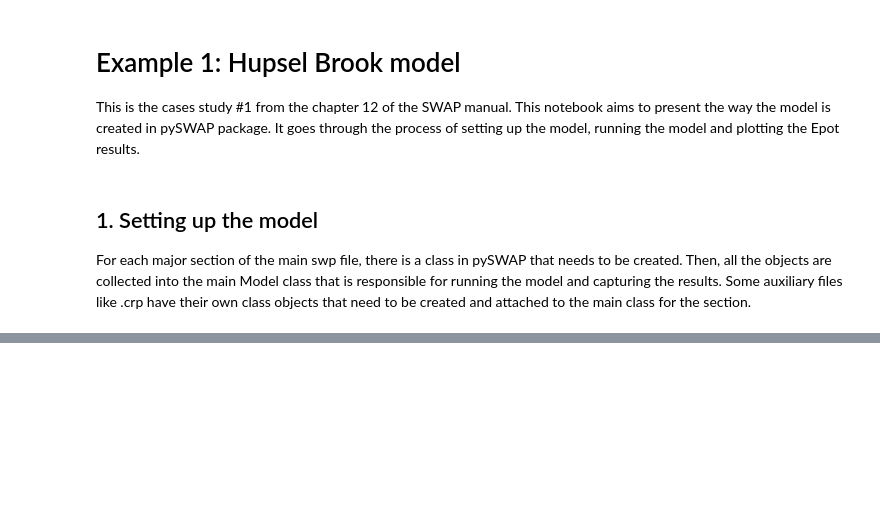
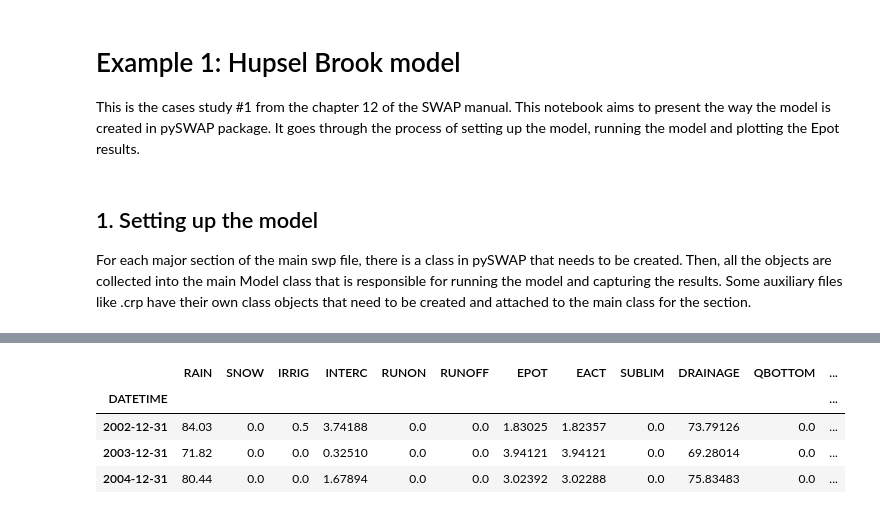
Before and after one commit to zawadzkim/pySWAP, a Jupyter notebook: pyswap/examples/1.hupselbrook/hupsel.ipynb, the cells around one changed output, grey strips where cells are left out. Cells and saved outputs as stored; diff of their text form; code cells hidden in the pictures; blank space fills up the shorter version.

```diff
--- a/pyswap/examples/1.hupselbrook/hupsel.ipynb
+++ b/pyswap/examples/1.hupselbrook/hupsel.ipynb
@@ -60,0 +382,8 @@ df['GWL'].plot()
+# %%
+result.output.resample('Y').agg('sum')
+# %% [output]
+|  | RAIN | SNOW | IRRIG | INTERC | RUNON | RUNOFF | EPOT | EACT | SUBLIM | DRAINAGE | QBOTTOM | ... |
+| DATETIME |  |  |  |  |  |  |  |  |  |  |  | ... |
+| 2002-12-31 | 84.03 | 0.0 | 0.5 | 3.74188 | 0.0 | 0.0 | 1.83025 | 1.82357 | 0.0 | 73.79126 | 0.0 | ... |
+| 2003-12-31 | 71.82 | 0.0 | 0.0 | 0.32510 | 0.0 | 0.0 | 3.94121 | 3.94121 | 0.0 | 69.28014 | 0.0 | ... |
+| 2004-12-31 | 80.44 | 0.0 | 0.0 | 1.67894 | 0.0 | 0.0 | 3.02392 | 3.02288 | 0.0 | 75.83483 | 0.0 | ... |
```
Also changed, not shown: parts of 36 cells of this notebook, 2 other files.
